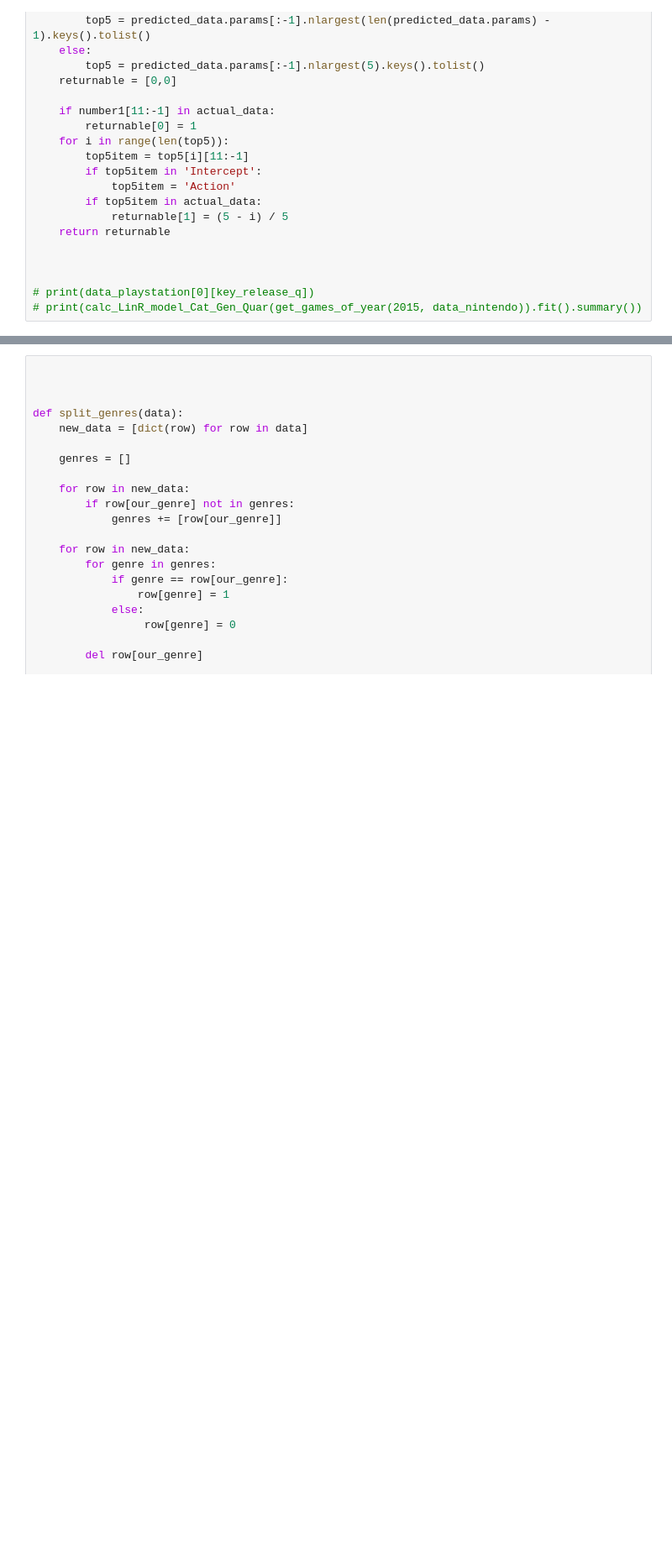
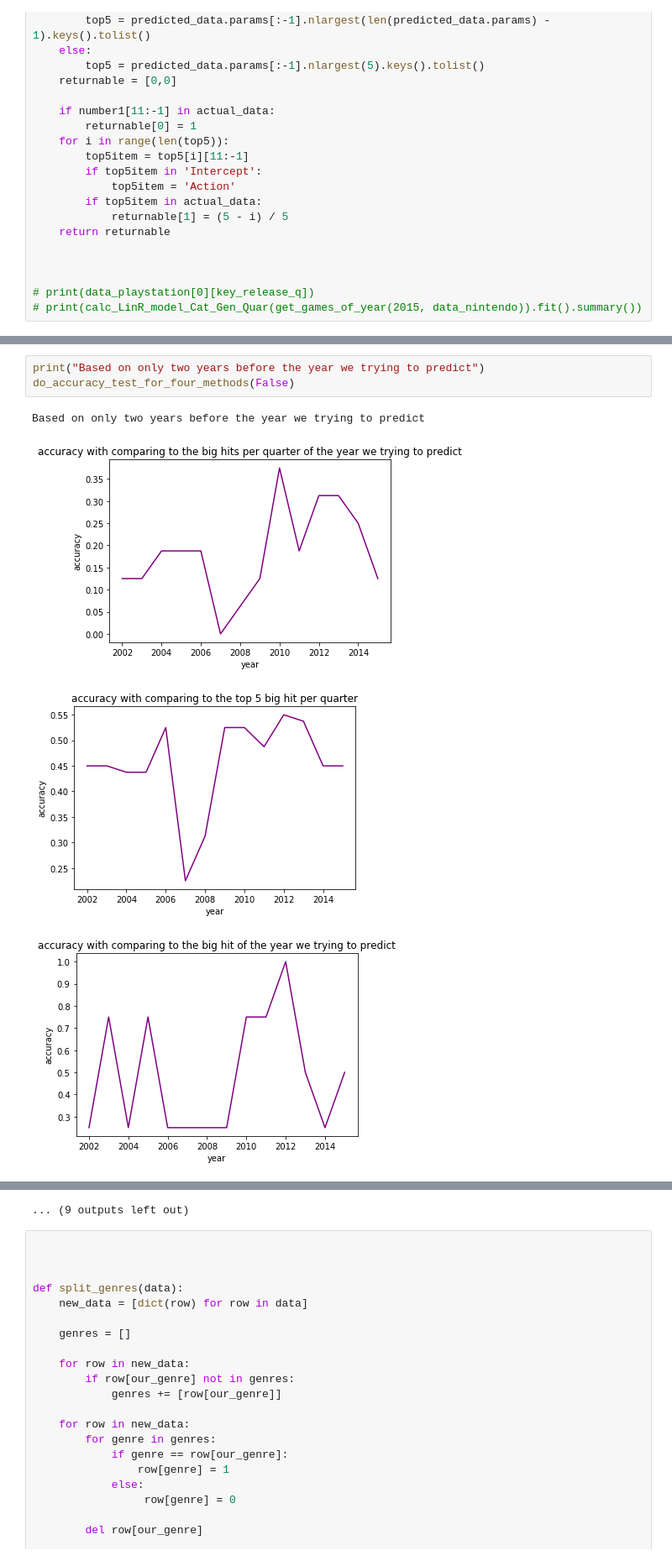
Before and after one commit to Archifer/SDA-Project, a Jupyter notebook: SDA-Project Xav.ipynb, the cells around one changed output, grey strips where cells are left out. Shown at 84% size. Drawn from its saved outputs; the diff is of its cells as text; blank space fills up the shorter version.

```diff
--- a/SDA-Project Xav.ipynb
+++ b/SDA-Project Xav.ipynb
@@ -896,0 +722,8 @@ Based on only two years before the year we trying to predict
+# %%
+print("Based on only two years before the year we trying to predict")
+do_accuracy_test_for_four_methods(False)
+# %% [output]
+Based on only two years before the year we trying to predict
+[figure, added]
+[figure, added]
+[figure, added]
@@ -897,3 +738,4 @@ Based on only two years before the year we trying to predict
+... (9 outputs left out)
 # %%
 
 
```
Also changed, not shown: parts of 4 cells of this notebook.
